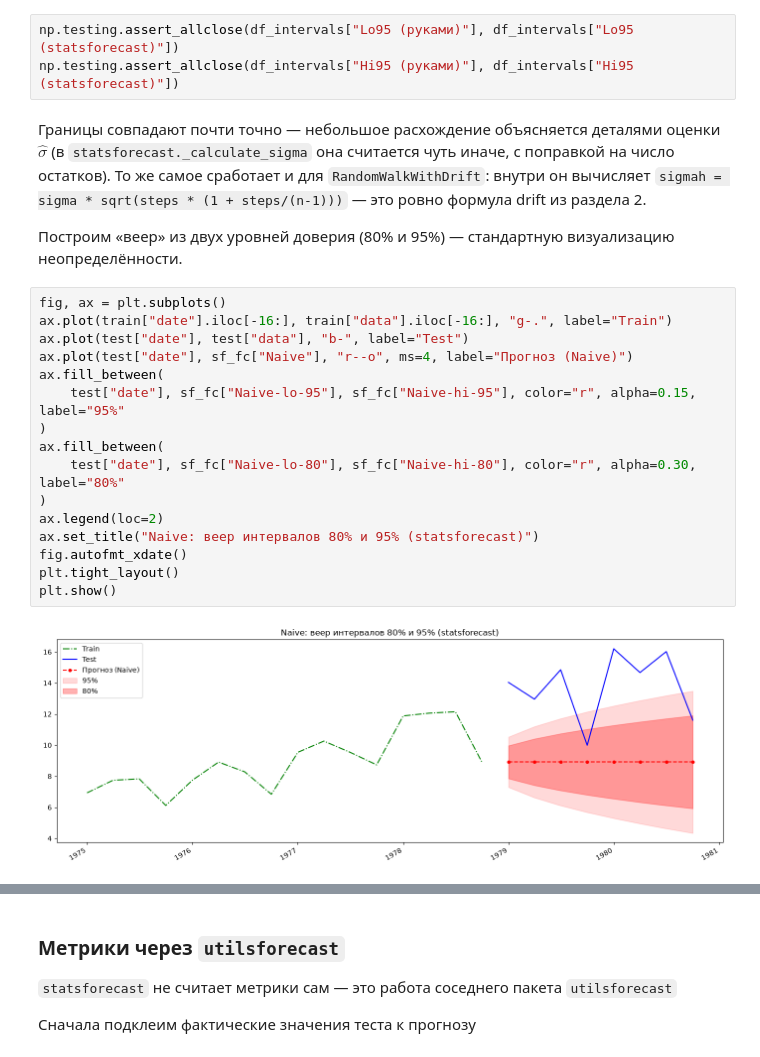
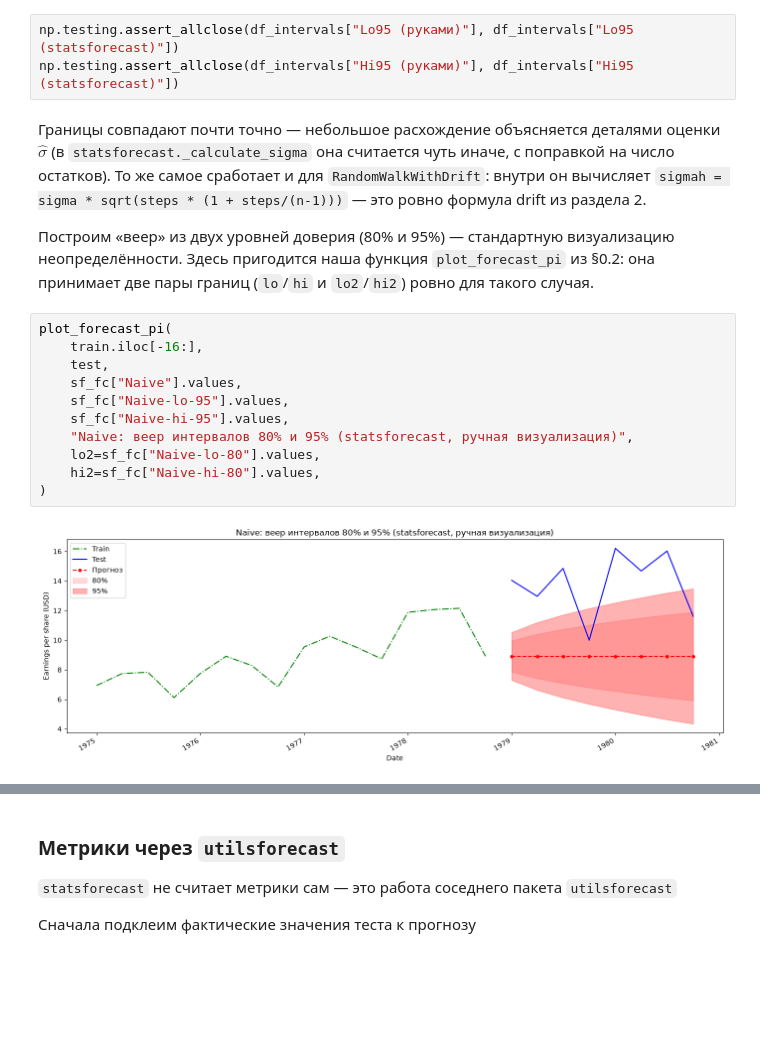
Before and after one commit to alex-hse-repository/time-series-cu-2026, a Jupyter notebook: week_2/part_1/03. Интервалы прогнозирования и оценка их качества.ipynb, the cells around one changed output, grey strips where cells are left out. Cells and saved outputs as stored; diff of their text form; blank space fills up the shorter version.

```diff
--- a/week_2/part_1/03. Интервалы прогнозирования и оценка их качества.ipynb
+++ b/week_2/part_1/03. Интервалы прогнозирования и оценка их качества.ipynb
@@ -536,21 +808,18 @@ np.testing.assert_allclose(df_intervals["Hi95 (руками)"], df_intervals["Hi
 `sigmah = sigma * sqrt(steps * (1 + steps/(n-1)))` — это ровно формула drift из раздела 2.
 
 Построим «веер» из двух уровней доверия (80% и 95%) — стандартную визуализацию неопределённости.
+Здесь пригодится наша функция `plot_forecast_pi` из §0.2: она принимает две пары границ
+(`lo`/`hi` и `lo2`/`hi2`) ровно для такого случая.
 # %%
-fig, ax = plt.subplots()
-ax.plot(train["date"].iloc[-16:], train["data"].iloc[-16:], "g-.", label="Train")
-ax.plot(test["date"], test["data"], "b-", label="Test")
-ax.plot(test["date"], sf_fc["Naive"], "r--o", ms=4, label="Прогноз (Naive)")
-ax.fill_between(
-    test["date"], sf_fc["Naive-lo-95"], sf_fc["Naive-hi-95"], color="r", alpha=0.15, label="95%"
+plot_forecast_pi(
+    train.iloc[-16:],
+    test,
+    sf_fc["Naive"].values,
+    sf_fc["Naive-lo-95"].values,
+    sf_fc["Naive-hi-95"].values,
+    "Naive: веер интервалов 80% и 95% (statsforecast, ручная визуализация)",
+    lo2=sf_fc["Naive-lo-80"].values,
+    hi2=sf_fc["Naive-hi-80"].values,
 )
-ax.fill_between(
-    test["date"], sf_fc["Naive-lo-80"], sf_fc["Naive-hi-80"], color="r", alpha=0.30, label="80%"
-)
-ax.legend(loc=2)
-ax.set_title("Naive: веер интервалов 80% и 95% (statsforecast)")
-fig.autofmt_xdate()
-plt.tight_layout()
-plt.show()
 # %% [output]
-[figure, old version]
+[figure, new version]
```
Also changed, not shown: parts of 47 cells of this notebook, 2 other files.
